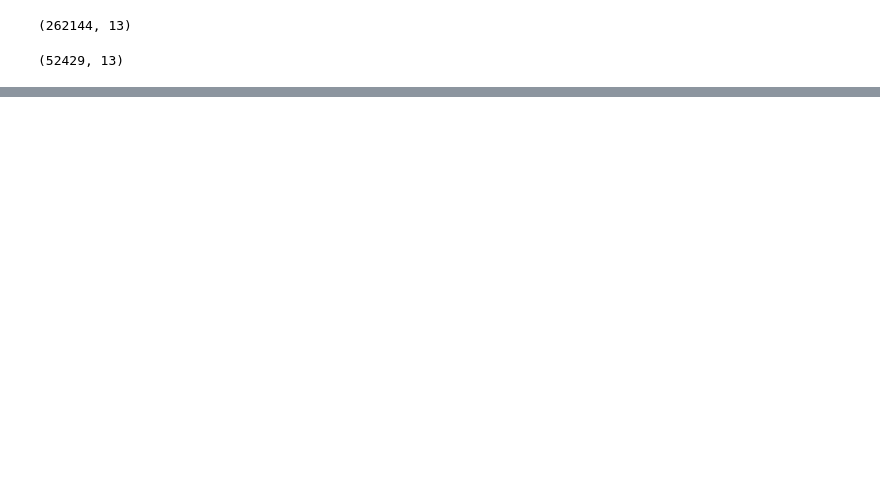
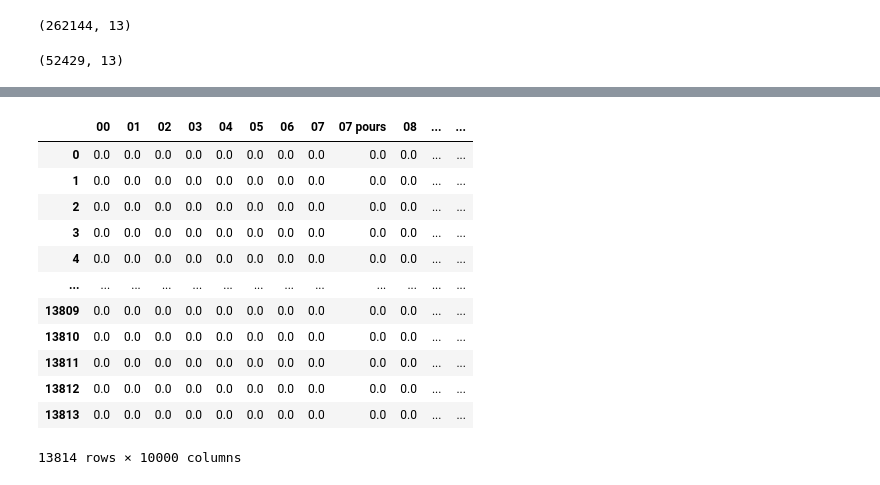
Before and after one commit to saurin33/final_project, a Jupyter notebook: sentiment_analysis.ipynb, the cells around one changed output, grey strips where cells are left out. Saved outputs shown, nothing was run; the diff lists cells and outputs as text; code cells hidden in the pictures; blank space fills up the shorter version.

```diff
--- a/sentiment_analysis.ipynb
+++ b/sentiment_analysis.ipynb
@@ -245,0 +413,4 @@ reviews_bow = vectorizer.transform(reviews_e.review)
+# %%
+vectorizer = TfidfVectorizer(ngram_range=(1,2), max_features=10000, stop_words='english')
+# %%
+vectorizer.fit(reviews_1.review)
@@ -245,0 +425,20 @@ reviews_bow = vectorizer.transform(reviews_e.review)
+# %%
+review_text = vectorizer.transform(reviews_1.review)
+# %%
+review_df = pd.DataFrame(review_text.toarray(), columns=vectorizer.get_feature_names())
+# %%
+review_df
+# %% [output]
+|  | 00 | 01 | 02 | 03 | 04 | 05 | 06 | 07 | 07 pours | 08 | ... | ... |
+| 0 | 0.0 | 0.0 | 0.0 | 0.0 | 0.0 | 0.0 | 0.0 | 0.0 | 0.0 | 0.0 | ... | ... |
+| 1 | 0.0 | 0.0 | 0.0 | 0.0 | 0.0 | 0.0 | 0.0 | 0.0 | 0.0 | 0.0 | ... | ... |
+| 2 | 0.0 | 0.0 | 0.0 | 0.0 | 0.0 | 0.0 | 0.0 | 0.0 | 0.0 | 0.0 | ... | ... |
+| 3 | 0.0 | 0.0 | 0.0 | 0.0 | 0.0 | 0.0 | 0.0 | 0.0 | 0.0 | 0.0 | ... | ... |
+| 4 | 0.0 | 0.0 | 0.0 | 0.0 | 0.0 | 0.0 | 0.0 | 0.0 | 0.0 | 0.0 | ... | ... |
+| ... | ... | ... | ... | ... | ... | ... | ... | ... | ... | ... | ... | ... |
+| 13809 | 0.0 | 0.0 | 0.0 | 0.0 | 0.0 | 0.0 | 0.0 | 0.0 | 0.0 | 0.0 | ... | ... |
+| 13810 | 0.0 | 0.0 | 0.0 | 0.0 | 0.0 | 0.0 | 0.0 | 0.0 | 0.0 | 0.0 | ... | ... |
+| 13811 | 0.0 | 0.0 | 0.0 | 0.0 | 0.0 | 0.0 | 0.0 | 0.0 | 0.0 | 0.0 | ... | ... |
+| 13812 | 0.0 | 0.0 | 0.0 | 0.0 | 0.0 | 0.0 | 0.0 | 0.0 | 0.0 | 0.0 | ... | ... |
+| 13813 | 0.0 | 0.0 | 0.0 | 0.0 | 0.0 | 0.0 | 0.0 | 0.0 | 0.0 | 0.0 | ... | ... |
+13814 rows × 10000 columns
```
Also changed, not shown: parts of 86 cells of this notebook.
